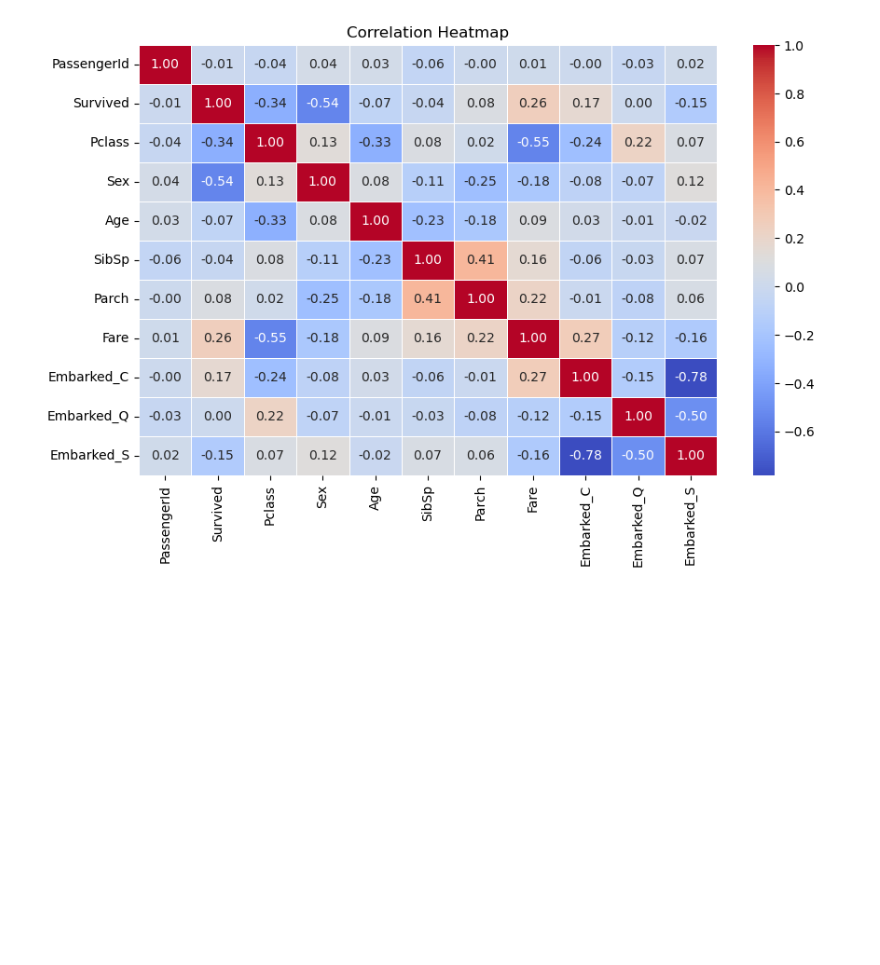
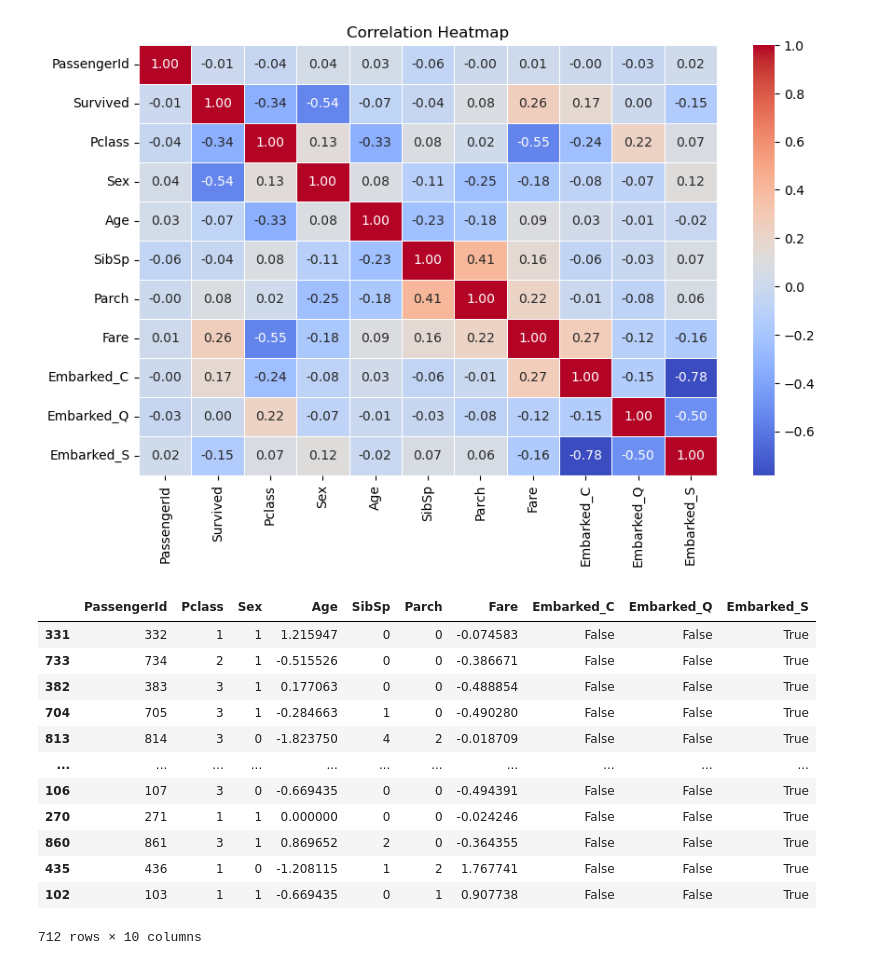
Before and after one commit to BarnalaManognaram/MachineLearning, a Jupyter notebook: ML1(Preprocessing).ipynb, the cells around one changed output. Saved outputs shown, nothing was run; the diff lists cells and outputs as text; code cells hidden in the pictures; blank space fills up the shorter version.

```diff
--- a/ML1(Preprocessing).ipynb
+++ b/ML1(Preprocessing).ipynb
@@ -220,3 +223,19 @@ plt.title("Correlation Heatmap")
 plt.show()
 # %% [output]
 [figure]
+# %%
+X_train
+# %% [output]
+|  | PassengerId | Pclass | Sex | Age | SibSp | Parch | Fare | Embarked_C | Embarked_Q | Embarked_S |
+| 331 | 332 | 1 | 1 | 1.215947 | 0 | 0 | -0.074583 | False | False | True |
+| 733 | 734 | 2 | 1 | -0.515526 | 0 | 0 | -0.386671 | False | False | True |
+| 382 | 383 | 3 | 1 | 0.177063 | 0 | 0 | -0.488854 | False | False | True |
+| 704 | 705 | 3 | 1 | -0.284663 | 1 | 0 | -0.490280 | False | False | True |
+| 813 | 814 | 3 | 0 | -1.823750 | 4 | 2 | -0.018709 | False | False | True |
+| ... | ... | ... | ... | ... | ... | ... | ... | ... | ... | ... |
+| 106 | 107 | 3 | 0 | -0.669435 | 0 | 0 | -0.494391 | False | False | True |
+| 270 | 271 | 1 | 1 | 0.000000 | 0 | 0 | -0.024246 | False | False | True |
+| 860 | 861 | 3 | 1 | 0.869652 | 2 | 0 | -0.364355 | False | False | True |
+| 435 | 436 | 1 | 0 | -1.208115 | 1 | 2 | 1.767741 | False | False | True |
+| 102 | 103 | 1 | 1 | -0.669435 | 0 | 1 | 0.907738 | False | False | True |
+712 rows × 10 columns
```
Also changed, not shown: parts of 3 cells of this notebook, 4 other files.
